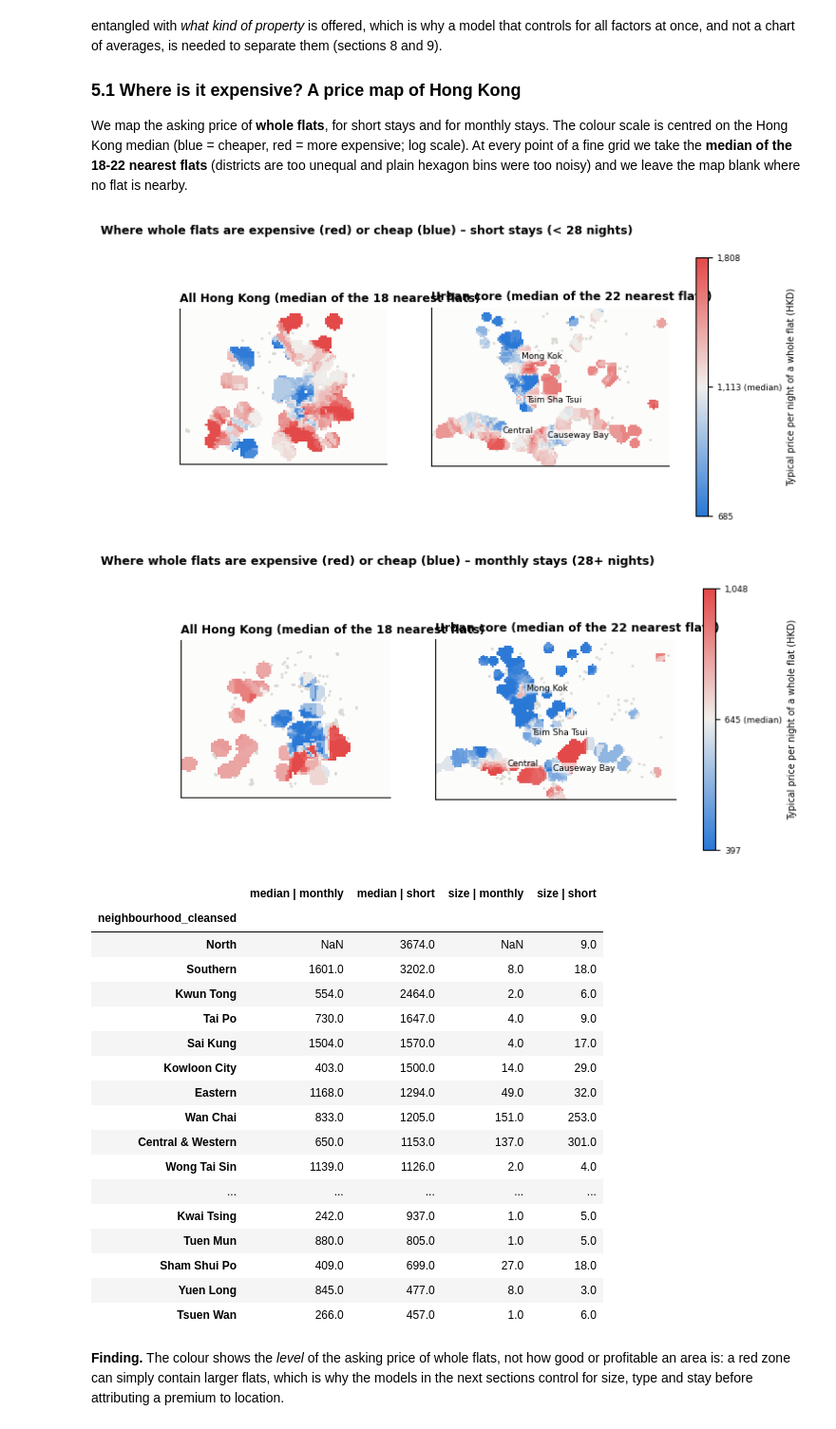
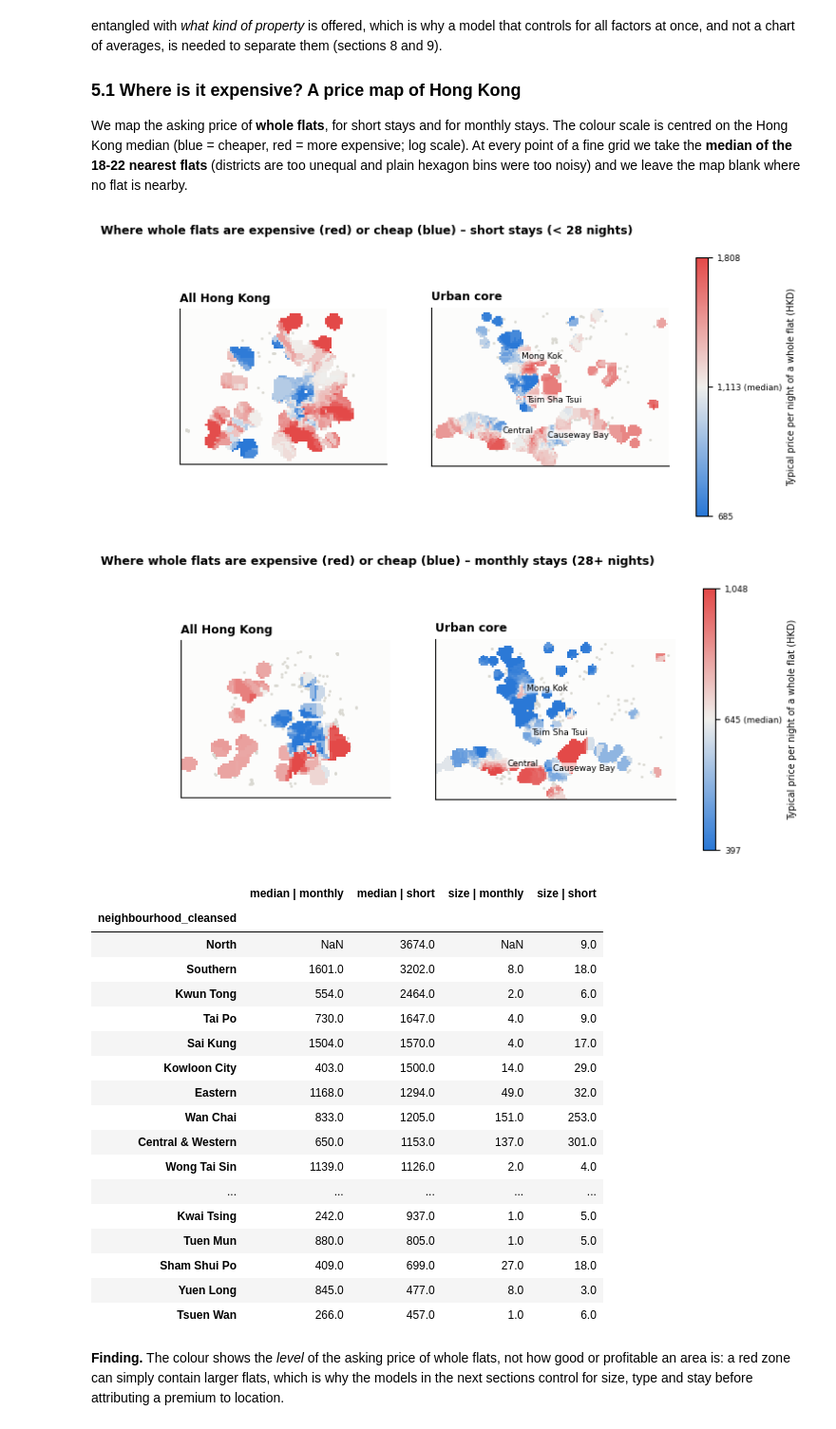
Before and after one commit to eliesaragones/GroupProject---HKAirBnB, a Jupyter notebook: Code.ipynb, the cells around one changed output. Shown at 95% size. Cells and saved outputs as stored; diff of their text form; code cells hidden in the pictures.

```diff
--- a/Code.ipynb
+++ b/Code.ipynb
@@ -100,26 +101,27 @@ def pct(x, d=0):
     """pct(0.256) gives '26%'."""
     return f"{100*x:.{d}f}%"
 # %%
-# Load the files. L = listings (one row per listing), S = summary file (only used for a check), R = reviews (one row per review)
+# Load the files. L = listings (one row per listing), S = summary file (only used for a check)
 L = pd.read_csv(sorted(glob.glob(str(DATA / "listings*.csv.gz")))[0])
 S = pd.read_csv(DATA / "listings.csv")
-R = pd.read_csv(DATA / "reviews.csv.gz")
 SCRAPE_DATE = pd.to_datetime(L.last_scraped.iloc[0])
 
 # The price is stored as text such as "$1,024.33": remove "$" and "," and convert to a number (errors="coerce": unreadable -> NaN)
 L["price_hkd"] = pd.to_numeric(L.price.astype(str).str.replace(r"[$,]", "", regex=True), errors="coerce")
 for c in ["first_review", "last_review"]:
     L[c] = pd.to_datetime(L[c])
-R["date"] = pd.to_datetime(R["date"])
 
 # First audit of the data
 empty_cols = L.columns[L.isna().all()].tolist()
 same_price = (S.set_index("id").price.round(2) == L.set_index("id").price_hkd.round(2))[L.set_index("id").price_hkd.notna()]
-print(f"Detailed listings: {L.shape[0]:,} rows x {L.shape[1]} columns (scraped {SCRAPE_DATE.date()}) | Summary: {S.shape[0]:,} x {S.shape[1]} | Reviews: {R.shape[0]:,}")
+print(f"Detailed listings: {L.shape[0]:,} rows x {L.shape[1]} columns (scraped {SCRAPE_DATE.date()}) | Summary: {S.shape[0]:,} x {S.shape[1]}")
 print(f"Completely empty columns: {len(empty_cols)}, e.g. {empty_cols[:6]}")
 print(f"The summary price equals the detailed price for only {pct(same_price.mean())} of the listings -> we use the detailed file")
-RESULTS["data"] = dict(n_listings=len(L), n_columns=L.shape[1], n_reviews=len(R), n_listings_with_reviews=int(R.listing_id.nunique()),
-                       scrape_date=str(SCRAPE_DATE.date()), review_first=str(R.date.min().date()), review_last=str(R.date.max().date()),
+quote_nights = (pd.to_datetime(L.price_quote_checkout_date) - pd.to_datetime(L.price_quote_checkin_date)).dt.days
+quote_is_min = float((quote_nights == L.minimum_nights)[L.price_hkd.notna() & L.minimum_nights.notna()].mean())     # does the quoted stay last as long as the minimum stay?
+print(f"The quoted stay is exactly as long as the minimum stay for {pct(quote_is_min)} of the listings with a price")
+RESULTS["data"] = dict(n_listings=len(L), n_columns=L.shape[1], scrape_date=str(SCRAPE_DATE.date()),
+                       summary_price_agreement=float(same_price.mean()), quote_equals_min_nights=quote_is_min,
                        n_empty_columns=len(empty_cols), license_missing=bool(L.license.isna().all()), price_missing_pct=float(L.price_hkd.isna().mean()))
 pd.DataFrame({"missing_%": (L[["price_hkd", "minimum_nights", "bedrooms", "beds", "review_scores_rating"]].isna().mean() * 100).round(1)}).T
 # %% [output]
@@ -317,36 +320,36 @@ def price_map(regime, title, name):
                                                             ((114.12, 114.25), (22.265, 22.345), 0.001, 22, 0.3, "Urban core")]):
         gx, gy = np.meshgrid(np.arange(*xlim, step), np.arange(*ylim, step * 0.92))                  # grid of points
         d = haversine_km(gy.ravel()[:, None], gx.ravel()[:, None], flats.latitude.values[None, :], flats.longitude.values[None, :])   # grid points x flats
         z = np.median(score[np.argsort(d, axis=1)[:, :k]], axis=1)                                    # median score of the k nearest flats
         z[d.min(axis=1) > max_km] = np.nan                                                            # no colour where no flat is nearby
         ax.scatter(df.longitude, df.latitude, s=1, color="#d9d8d1", zorder=1)                         # grey dots: all listings (outline of the land)
         im = ax.pcolormesh(gx, gy, np.ma.masked_invalid(z.reshape(gx.shape)), cmap=blue_red, vmin=-0.7, vmax=0.7, zorder=2, rasterized=True)
-        ax.set(xlim=xlim, ylim=ylim, xticks=[], yticks=[], aspect=1 / np.cos(np.radians(22.3)), title=f"{sub} (median of the {k} nearest flats)")
+        ax.set(xlim=xlim, ylim=ylim, xticks=[], yticks=[], aspect=1 / np.cos(np.radians(22.3)), title=sub)
         ax.grid(False)
         if sub == "Urban core":
             for hub, (la, lo) in HUBS.items():
                 ax.annotate(hub, (lo, la), fontsize=6.5, bbox=dict(boxstyle="round,pad=0.1", fc="white", ec="none", alpha=0.7))
     cb = fig.colorbar(im, ax=axes, fraction=0.035, ticks=[-0.7, 0, 0.7])
     cb.ax.set_yticklabels([f"{ref * 2 ** -0.7:,.0f}", f"{ref:,.0f} (median)", f"{ref * 2 ** 0.7:,.0f}"], fontsize=6.5)
     cb.set_label("Typical price per night of a whole flat (HKD)", fontsize=7)
     fig.suptitle(f"Where whole flats are expensive (red) or cheap (blue) – {title}", x=0.01, ha="left", fontsize=9, fontweight="bold")
     savefig(name, fig)
     return ref
 
 ref_short = price_map("Short stay (<28 nights)", "short stays (< 28 nights)", "fig2b_price_map")
 ref_long = price_map("Long stay (28+ nights)", "monthly stays (28+ nights)", "fig2c_price_map_monthly")
 
 # Ranking of the districts: median price of a whole flat and number of flats behind each median
 rank = df[df.room_type == "Entire home/apt"].groupby(["neighbourhood_cleansed", "regime"]).price_hkd.agg(["median", "size"]).unstack("regime")
 rank.columns = [f"{a} | {'short' if 'Short' in b else 'monthly'}" for a, b in rank.columns]
 rank = rank.sort_values("median | short", ascending=False)
 big = rank[rank["size | short"] >= 30]                             # only districts with at least 30 short-stay flats are reliable
 RESULTS["price_map"] = dict(ref_short=float(ref_short), ref_monthly=float(ref_long), most_expensive=big.index[0], cheapest=big.index[-1],
                             districts_ge30_short=[dict(district=i, median=float(r["median | short"]), n=int(r["size | short"])) for i, r in big.iterrows()])
 display(rank.round(0))
 # %% [output]
-[figure, old version]
+[figure, new version]
-[figure, old version]
+[figure, new version]
 |  | median | monthly | median | short | size | monthly | size | short |
 | neighbourhood_cleansed |  |  |  |  |
 | North | NaN | 3674.0 | NaN | 9.0 |
```
Also changed, not shown: parts of 20 cells of this notebook, 20 other files.
